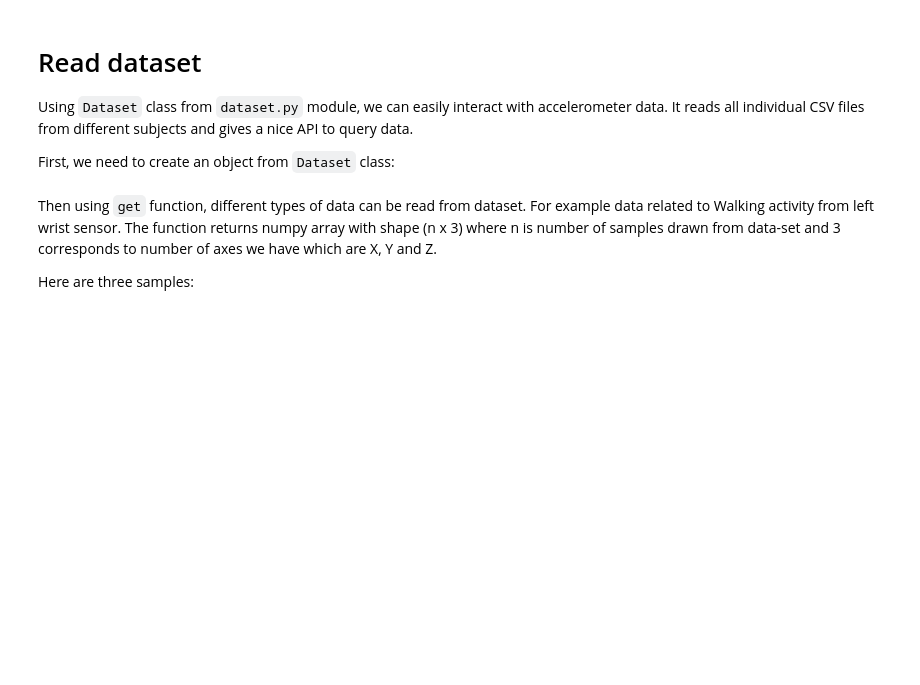
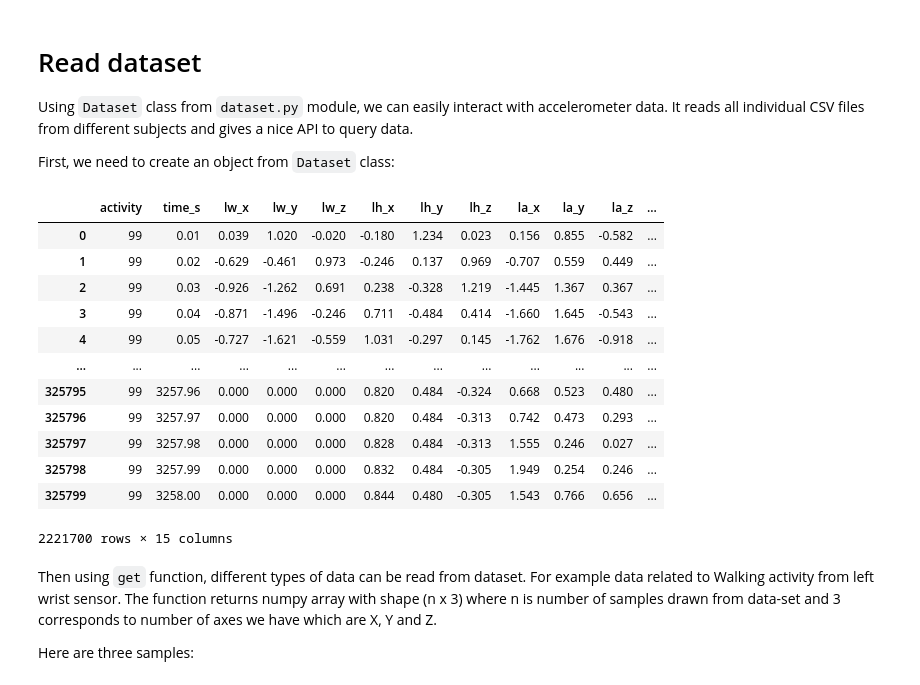
Before and after one commit to yalda-amirsoleymani/har-dataset-processing, a Jupyter notebook: processing.ipynb, the cells around one changed output. Saved outputs shown, nothing was run; the diff lists cells and outputs as text; code cells hidden in the pictures; blank space fills up the shorter version.

```diff
--- a/processing.ipynb
+++ b/processing.ipynb
@@ -44,6 +54,21 @@ It reads all individual CSV files from different subjects and gives a nice API t
 First, we need to create an object from `Dataset` class:
 # %%
 dset = Dataset("./dataset/labeled-raw-accelerometry-data-captured-during-walking-stair-climbing-and-driving-1.0.0/raw_accelerometry_data")
+dset._df
+# %% [output]
+|  | activity | time_s | lw_x | lw_y | lw_z | lh_x | lh_y | lh_z | la_x | la_y | la_z | ... |
+| 0 | 99 | 0.01 | 0.039 | 1.020 | -0.020 | -0.180 | 1.234 | 0.023 | 0.156 | 0.855 | -0.582 | ... |
+| 1 | 99 | 0.02 | -0.629 | -0.461 | 0.973 | -0.246 | 0.137 | 0.969 | -0.707 | 0.559 | 0.449 | ... |
+| 2 | 99 | 0.03 | -0.926 | -1.262 | 0.691 | 0.238 | -0.328 | 1.219 | -1.445 | 1.367 | 0.367 | ... |
+| 3 | 99 | 0.04 | -0.871 | -1.496 | -0.246 | 0.711 | -0.484 | 0.414 | -1.660 | 1.645 | -0.543 | ... |
+| 4 | 99 | 0.05 | -0.727 | -1.621 | -0.559 | 1.031 | -0.297 | 0.145 | -1.762 | 1.676 | -0.918 | ... |
+| ... | ... | ... | ... | ... | ... | ... | ... | ... | ... | ... | ... | ... |
+| 325795 | 99 | 3257.96 | 0.000 | 0.000 | 0.000 | 0.820 | 0.484 | -0.324 | 0.668 | 0.523 | 0.480 | ... |
+| 325796 | 99 | 3257.97 | 0.000 | 0.000 | 0.000 | 0.820 | 0.484 | -0.313 | 0.742 | 0.473 | 0.293 | ... |
+| 325797 | 99 | 3257.98 | 0.000 | 0.000 | 0.000 | 0.828 | 0.484 | -0.313 | 1.555 | 0.246 | 0.027 | ... |
+| 325798 | 99 | 3257.99 | 0.000 | 0.000 | 0.000 | 0.832 | 0.484 | -0.305 | 1.949 | 0.254 | 0.246 | ... |
+| 325799 | 99 | 3258.00 | 0.000 | 0.000 | 0.000 | 0.844 | 0.480 | -0.305 | 1.543 | 0.766 | 0.656 | ... |
+2221700 rows × 15 columns
 # %% [markdown]
 Then using `get` function, different types of data can be read from dataset. For example data related to
 Walking activity from left wrist sensor. The function returns numpy array with shape (n x 3) where n is number
```
Also changed, not shown: parts of 12 cells of this notebook.
